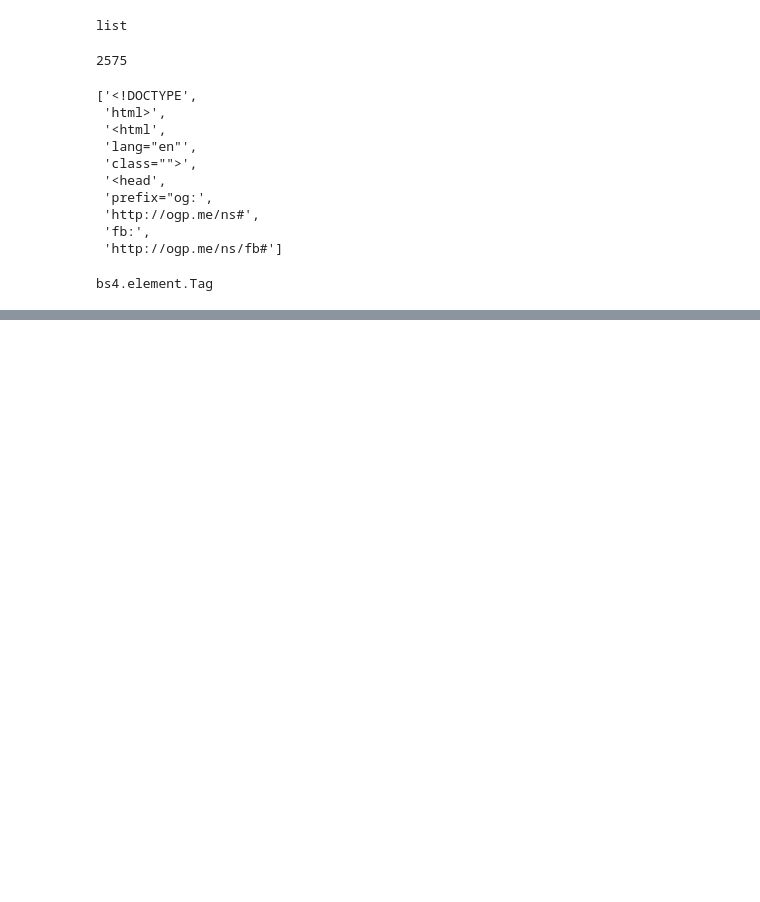
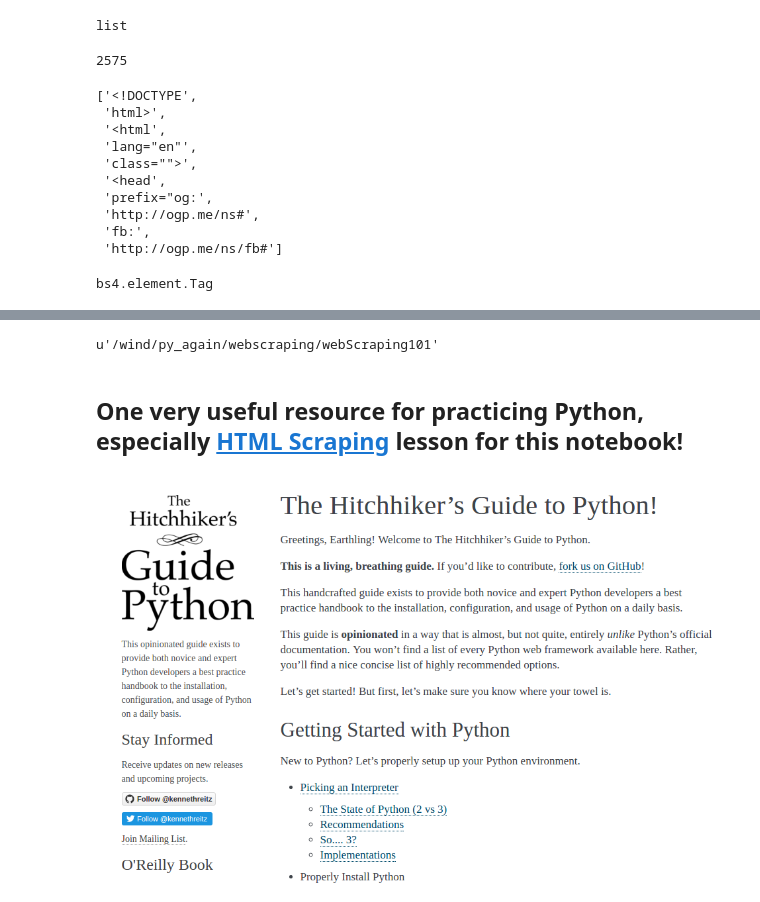
Before and after one commit to asinode/Py_Again, a Jupyter notebook: webscraping/webScraping101/webScraping101.ipynb, the cells around one changed output, grey strips where cells are left out. Cells and saved outputs as stored; diff of their text form; code cells hidden in the pictures; blank space fills up the shorter version.

Commit message:
more web scraping practice

```diff
--- a/webscraping/webScraping101/webScraping101.ipynb
+++ b/webscraping/webScraping101/webScraping101.ipynb
@@ -219,0 +434,12 @@ bs4.element.Tag
+# %%
+pwd
+# %% [output]
+u'/wind/py_again/webscraping/webScraping101'
+# %% [markdown]
+## One very useful resource for practicing Python, especially [HTML Scraping](http://docs.python-guide.org/en/latest/scenarios/scrape/) lesson for this notebook!
+# %%
+# <img src=￼"/wind/py_again/webscraping/HitchhikersGuide2Python.png")> This is html tag is not working, not sure why!
+from IPython.display import Image
+Image("/wind/py_again/webscraping/HitchhikersGuide2Python.png")
+# %% [output]
+[figure, added]
```
Also changed, not shown: parts of 28 cells of this notebook, 23 other files.
